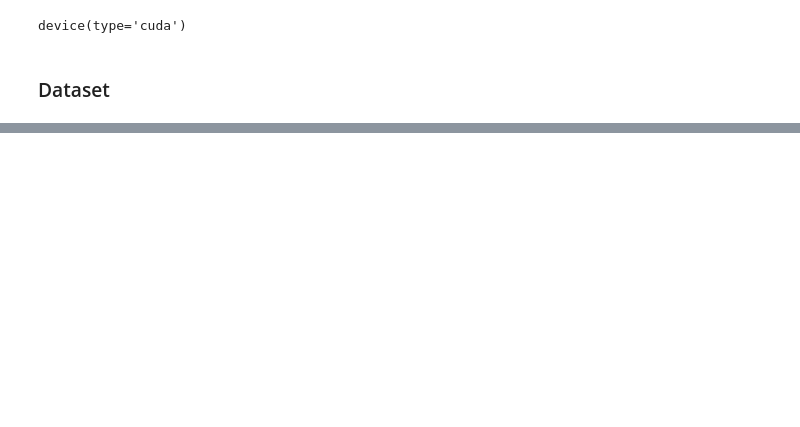
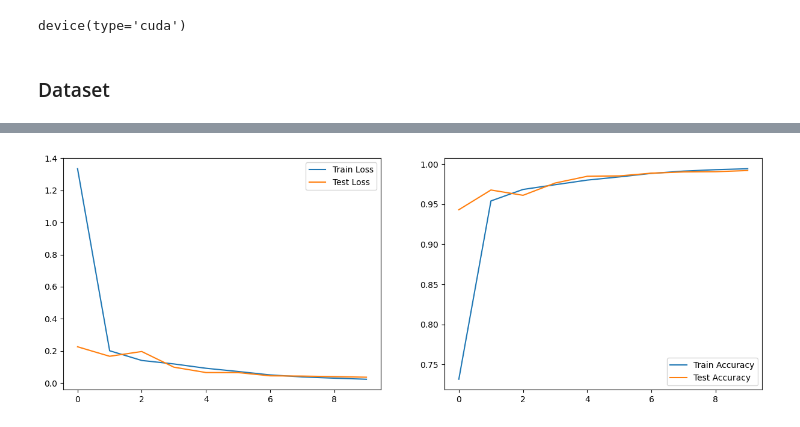
Before and after one commit to anshuman-8/DeepWisdom, a Jupyter notebook: VGG/VGG.ipynb, the cells around one changed output, grey strips where cells are left out. Drawn from its saved outputs; the diff is of its cells as text; code cells hidden in the pictures; blank space fills up the shorter version.

```diff
--- a/VGG/VGG.ipynb
+++ b/VGG/VGG.ipynb
@@ -152,7 +177,7 @@ class VGGNet(nn.Module):
         return nn.Sequential(*layers)
 # %%
 class VGGNet1(nn.Module):
-    def __init__(self, in_channels=1, num_classes=1000, architecture=VGG1):
+    def __init__(self, in_channels=1, num_classes=10, architecture=VGG1):
         super(VGGNet1, self).__init__()
         self.in_channels = in_channels
         self.conv_layers = self.create_conv_layer(architecture)
@@ -165,14 +190,14 @@ class VGGNet1(nn.Module):
             nn.Dropout(p=0.5),
             nn.Linear(2048,num_classes)
         )
-        self.softMax = nn.Softmax(dim=1)
+        # self.softMax = nn.Softmax(dim=1)
 
 
     def forward(self, x):
         out = self.conv_layers(x)
         out = out.reshape(out.shape[0], -1)
         out = self.fcs(out)
-        out = self.softMax(out)
+        # out = self.softMax(out)
         return out
 
     def create_conv_layer(self, architecture):
@@ -309,6 +323,6 @@ criterion = nn.CrossEntropyLoss()
 optimizer = optim.Adam(model.parameters(), lr=LEARNING_RATE)
 scheduler = optim.lr_scheduler.CosineAnnealingLR(optimizer, T_max=NUM_EPOCH, eta_min=0.001)
 # %%
-train_losses, train_acc, test_losses, test_acc = train(model,NUM_EPOCH,criterion,optimizer,scheduler, train_loader, test_loader )
+train_losses, train_acc, test_losses, test_acc = train(model,NUM_EPOCH,optimizer=optimizer, criterion=criterion, scheduler=scheduler, train_loader=train_loader, test_loader=test_loader )
 # %% [output]
 Epoch: 1
@@ -327,0 +357,16 @@ Train Loss: 3.865, Train Acc: 0.021, Test Loss: 3.865, Test Acc: 0.021
+# %%
+def plot_graphs(train_losses, train_acc, val_losses, val_acc):
+    plt.figure(figsize=(15, 5))
+    plt.subplot(1, 2, 1)
+    plt.plot(train_losses, label="Train Loss")
+    plt.plot(val_losses, label="Test Loss")
+    plt.legend()
+    plt.subplot(1, 2, 2)
+    plt.plot(train_acc, label="Train Accuracy")
+    plt.plot(val_acc, label="Test Accuracy")
+    plt.legend()
+    plt.show()
+
+plot_graphs(train_losses, train_acc, test_losses, test_acc)
+# %% [output]
+[figure, added]
```
Also changed, not shown: parts of 10 cells of this notebook, 3 other files.
